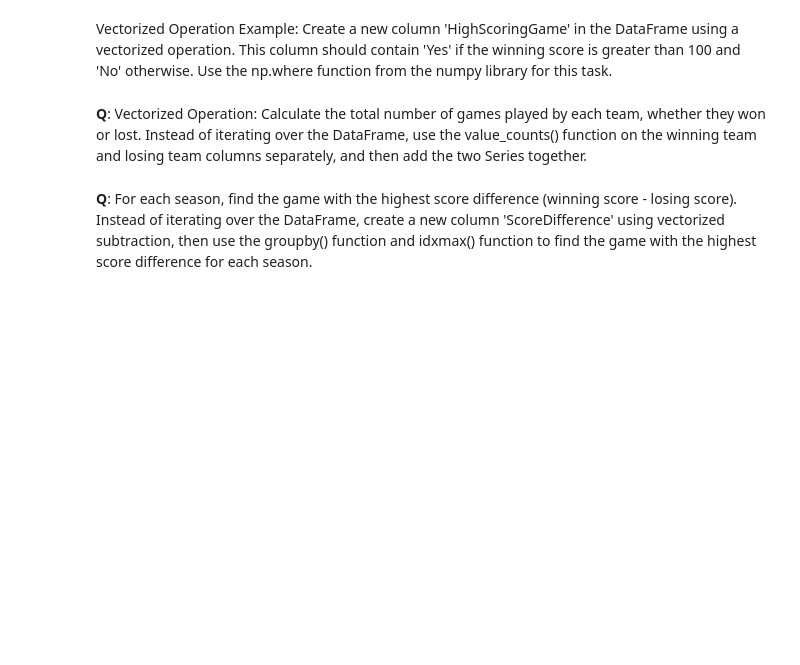
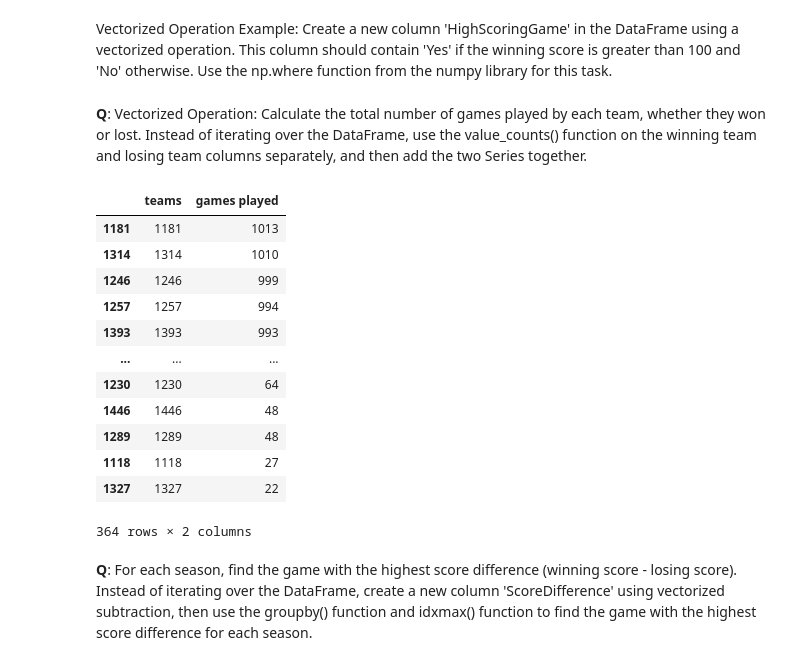
Before and after one commit to HatzeDJ/62444-Repository, a Jupyter notebook: Individual_Work/pd_{s215746}.ipynb, the cells around one changed output. Saved outputs shown, nothing was run; the diff lists cells and outputs as text; code cells hidden in the pictures; blank space fills up the shorter version.

```diff
--- a/Individual_Work/pd_{s215746}.ipynb
+++ b/Individual_Work/pd_{s215746}.ipynb
@@ -662,2 +658,29 @@ df['HighScoringGame'] = np.where(df['Wscore'] > 100, 'Yes', 'No')
+# %%
+# Write your code here
+winning_team = df["Wteam"]
+losing_team = df["Lteam"]
+
+WinT_counts = winning_team.value_counts()
+LosT_counts = losing_team.value_counts()
+
+total_games_played = WinT_counts.add(LosT_counts, fill_value= 0)
+
+df_total_games_played = pd.DataFrame({'teams': total_games_played.index, 'games played': total_games_played})
+
+df_total_games_played.sort_values("games played", ascending=False)
+# %% [output]
+|  | teams | games played |
+| 1181 | 1181 | 1013 |
+| 1314 | 1314 | 1010 |
+| 1246 | 1246 | 999 |
+| 1257 | 1257 | 994 |
+| 1393 | 1393 | 993 |
+| ... | ... | ... |
+| 1230 | 1230 | 64 |
+| 1446 | 1446 | 48 |
+| 1289 | 1289 | 48 |
+| 1118 | 1118 | 27 |
+| 1327 | 1327 | 22 |
+364 rows × 2 columns
 # %% [markdown]
 **Q**: For each season, find the game with the highest score difference (winning score - losing score). Instead of iterating over the DataFrame, create a new column 'ScoreDifference' using vectorized subtraction, then use the groupby() function and idxmax() function to find the game with the highest score difference for each season.
```
Also changed, not shown: parts of 4 cells of this notebook.
